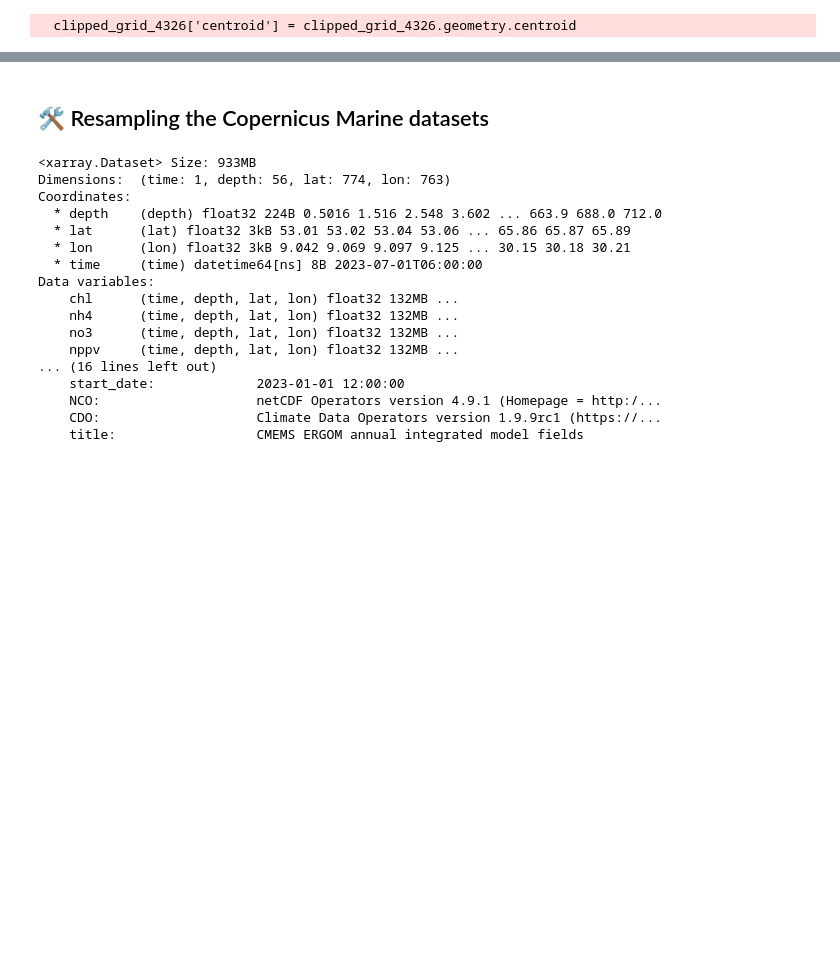
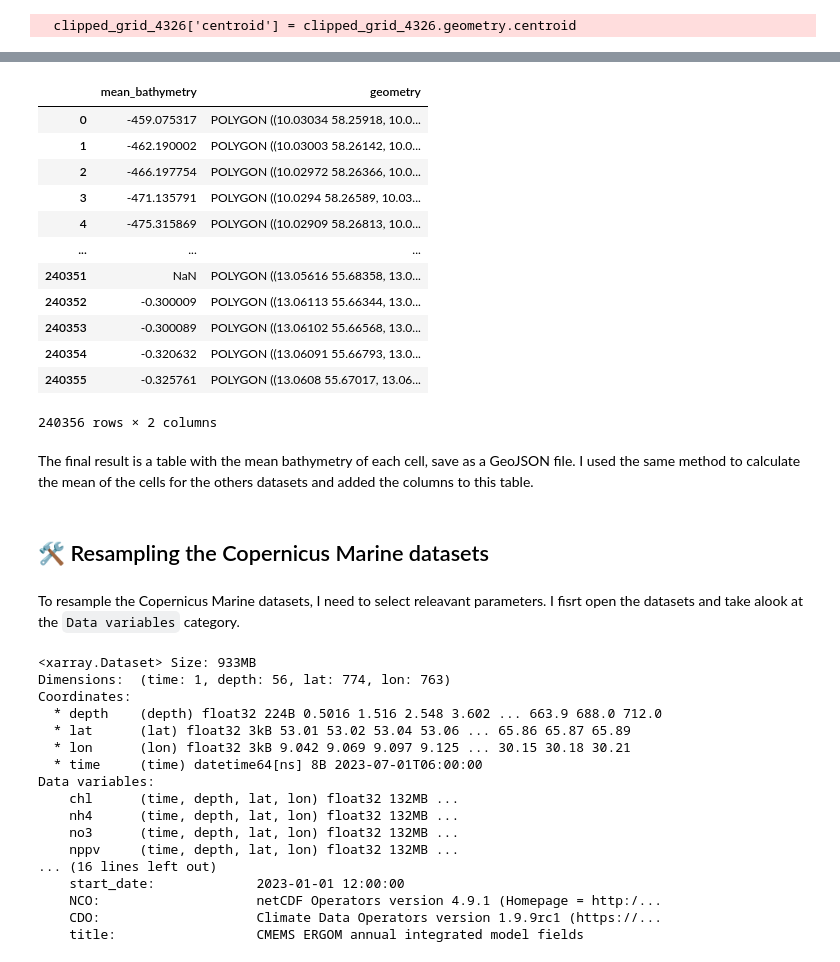
Before and after one commit to Mistra-C2B2/Angiosperms-model, a Jupyter notebook: 02.3_Resampling.ipynb, the cells around one changed output, grey strips where cells are left out. Cells and saved outputs as stored; diff of their text form; code cells hidden in the pictures; blank space fills up the shorter version.

```diff
--- a/02.3_Resampling.ipynb
+++ b/02.3_Resampling.ipynb
@@ -200,3 +240,23 @@ Data variables:
+# %%
+clipped_grid_4326_with_bathymetry = gpd.read_file("data/clipped_grid_4326_with_bathymetry.geojson")
+# %%
+clipped_grid_4326_with_bathymetry
+# %% [output]
+|  | mean_bathymetry | geometry |
+| 0 | -459.075317 | POLYGON ((10.03034 58.25918, 10.0... |
+| 1 | -462.190002 | POLYGON ((10.03003 58.26142, 10.0... |
+| 2 | -466.197754 | POLYGON ((10.02972 58.26366, 10.0... |
+| 3 | -471.135791 | POLYGON ((10.0294 58.26589, 10.03... |
+| 4 | -475.315869 | POLYGON ((10.02909 58.26813, 10.0... |
+| ... | ... | ... |
+| 240351 | NaN | POLYGON ((13.05616 55.68358, 13.0... |
+| 240352 | -0.300009 | POLYGON ((13.06113 55.66344, 13.0... |
+| 240353 | -0.300089 | POLYGON ((13.06102 55.66568, 13.0... |
+| 240354 | -0.320632 | POLYGON ((13.06091 55.66793, 13.0... |
+| 240355 | -0.325761 | POLYGON ((13.0608 55.67017, 13.06... |
+240356 rows × 2 columns
+# %% [markdown]
+The final result is a table with the mean bathymetry of each cell, save as a GeoJSON file. I used the same method to calculate the mean of the cells for the others datasets and added the columns to this table.
 # %% [markdown]
 ## 🛠️ Resampling the Copernicus Marine datasets
 # %%
@@ -207,6 +267,8 @@ from affine import Affine
 import xarray as xr
 import pandas as pd
 import matplotlib.pyplot as plt
+# %% [markdown]
+To resample the Copernicus Marine datasets, I need to select releavant parameters. I fisrt open the datasets and take alook at the `Data variables` category.
 # %%
 ds = xr.open_dataset('data/BAL-MYP-ERGOM_BGC-AnnualMeans-2023.nc')
 raster_crs = "EPSG:4326"
```
Also changed, not shown: parts of 24 cells of this notebook, 3 other files.
